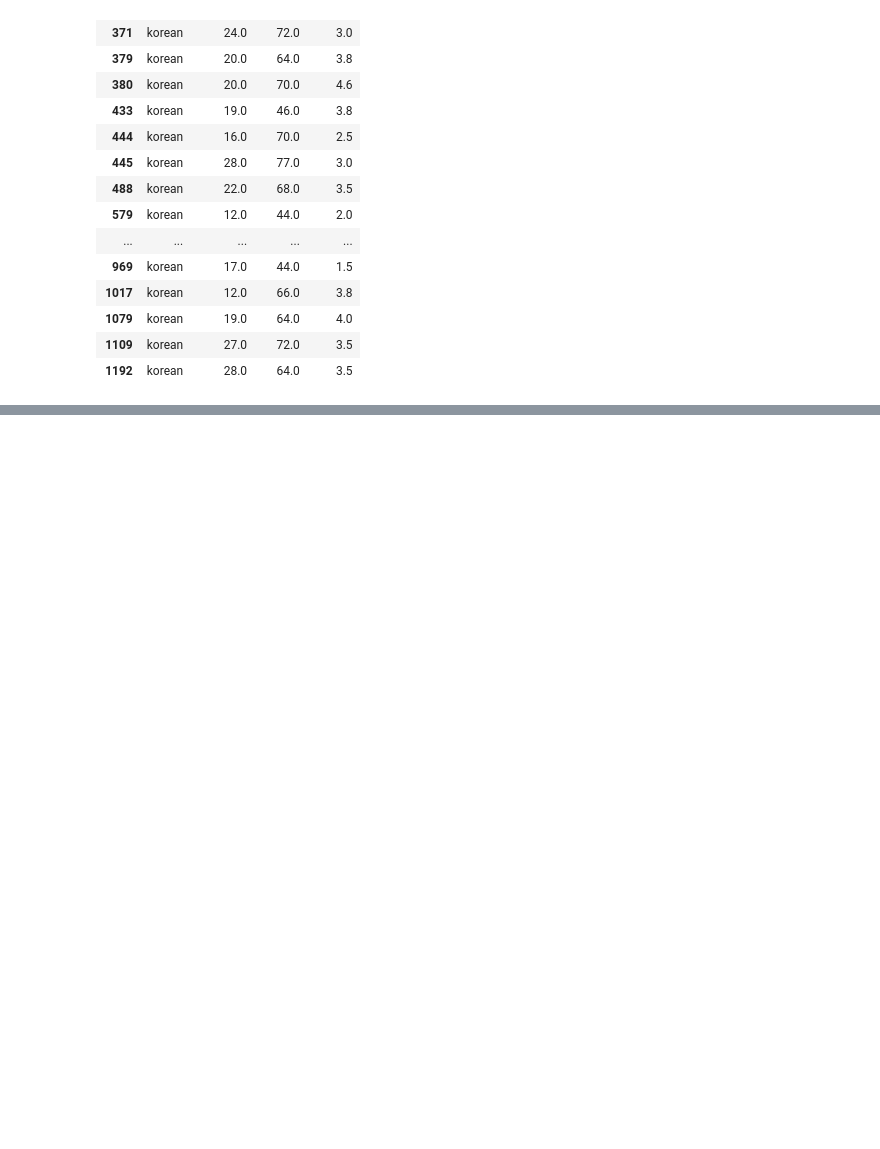
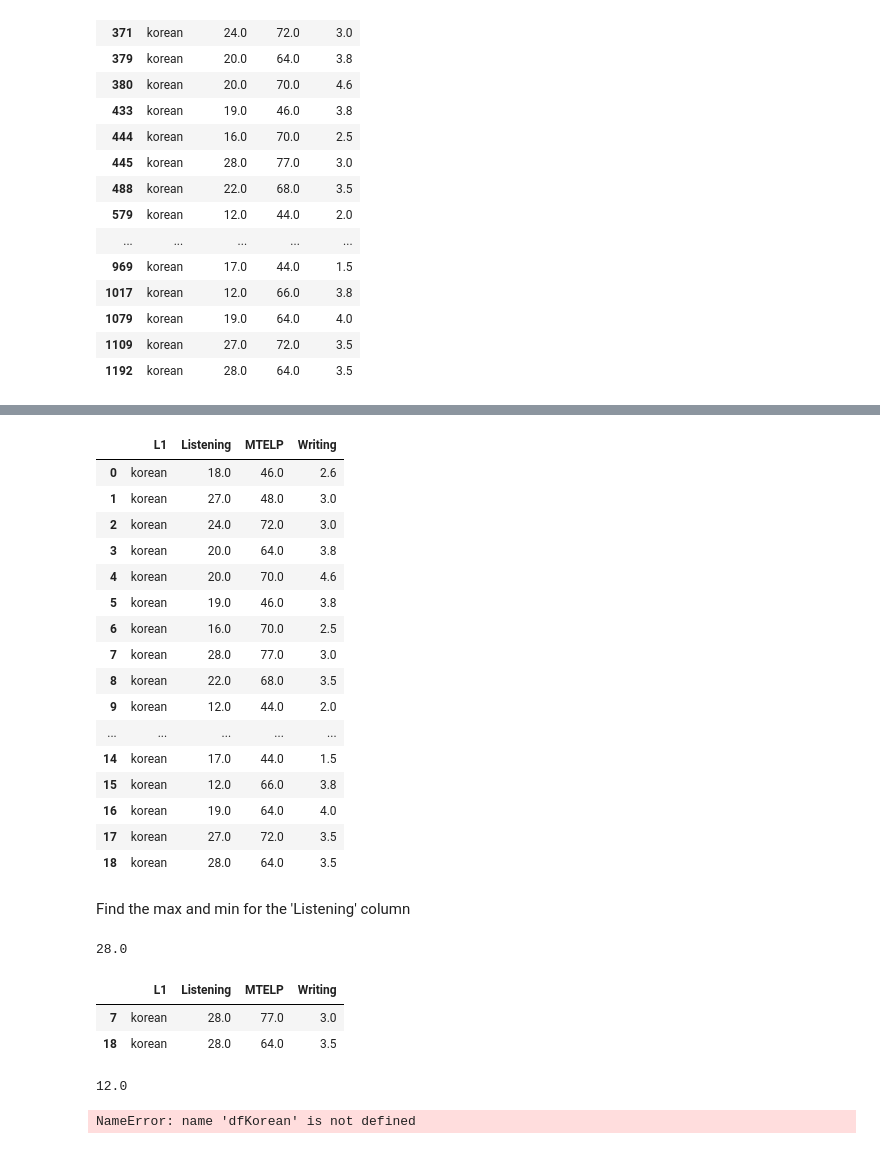
Before and after one commit to mmj32/Class-Practice-Repo, a Jupyter notebook: todo3/pandas_notes_robert.ipynb, the cells around one changed output, grey strips where cells are left out. Drawn from its saved outputs; the diff is of its cells as text; code cells hidden in the pictures; blank space fills up the shorter version.

```diff
--- a/todo3/pandas_notes_robert.ipynb
+++ b/todo3/pandas_notes_robert.ipynb
@@ -311,0 +342,24 @@ df_Korean
+# %%
+df_Korean = df_Korean.reset_index(drop=True)
+# %%
+df_Korean
+# %% [output]
+|  | L1 | Listening | MTELP | Writing |
+| 0 | korean | 18.0 | 46.0 | 2.6 |
+| 1 | korean | 27.0 | 48.0 | 3.0 |
+| 2 | korean | 24.0 | 72.0 | 3.0 |
+| 3 | korean | 20.0 | 64.0 | 3.8 |
+| 4 | korean | 20.0 | 70.0 | 4.6 |
+| 5 | korean | 19.0 | 46.0 | 3.8 |
+| 6 | korean | 16.0 | 70.0 | 2.5 |
+| 7 | korean | 28.0 | 77.0 | 3.0 |
+| 8 | korean | 22.0 | 68.0 | 3.5 |
+| 9 | korean | 12.0 | 44.0 | 2.0 |
+| ... | ... | ... | ... | ... |
+| 14 | korean | 17.0 | 44.0 | 1.5 |
+| 15 | korean | 12.0 | 66.0 | 3.8 |
+| 16 | korean | 19.0 | 64.0 | 4.0 |
+| 17 | korean | 27.0 | 72.0 | 3.5 |
+| 18 | korean | 28.0 | 64.0 | 3.5 |
+# %% [markdown]
+Find the max and min for the 'Listening' column
@@ -311,0 +368,4 @@ df_Korean
+# %%
+Lmax
+# %% [output]
+28.0
@@ -311,0 +374,6 @@ df_Korean
+# %%
+df_Lmax
+# %% [output]
+|  | L1 | Listening | MTELP | Writing |
+| 7 | korean | 28.0 | 77.0 | 3.0 |
+| 18 | korean | 28.0 | 64.0 | 3.5 |
@@ -311,0 +382,8 @@ df_Korean
+# %%
+Lmin
+# %% [output]
+12.0
+# %%
+df_Lmin = dfKorean[df_Korean.Listening == Lmin]
+# %% [output]
+NameError: name 'dfKorean' is not defined
```
Also changed, not shown: parts of 9 cells of this notebook.
